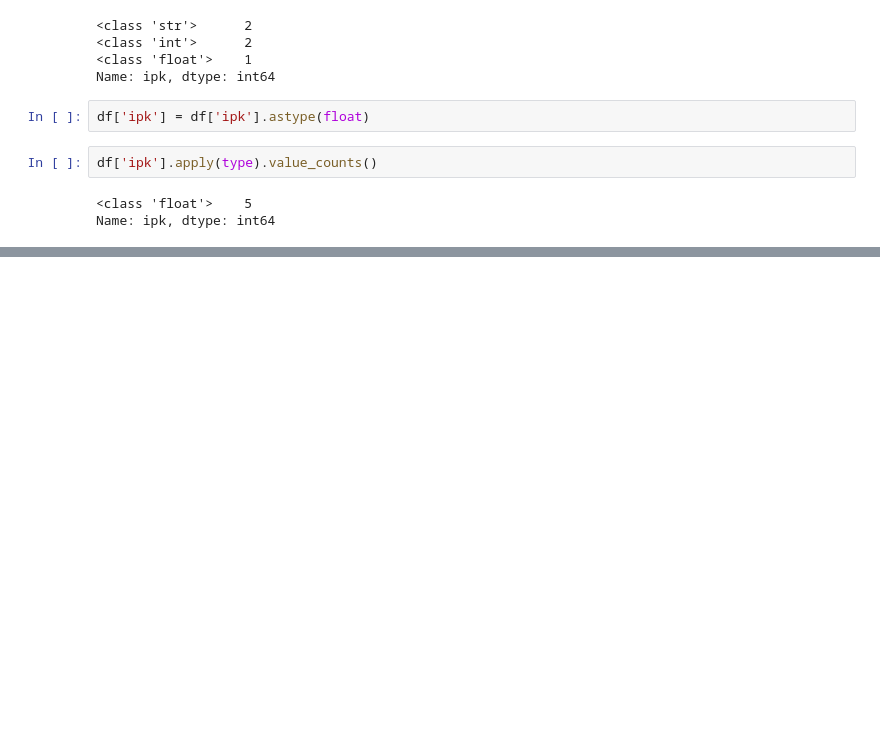
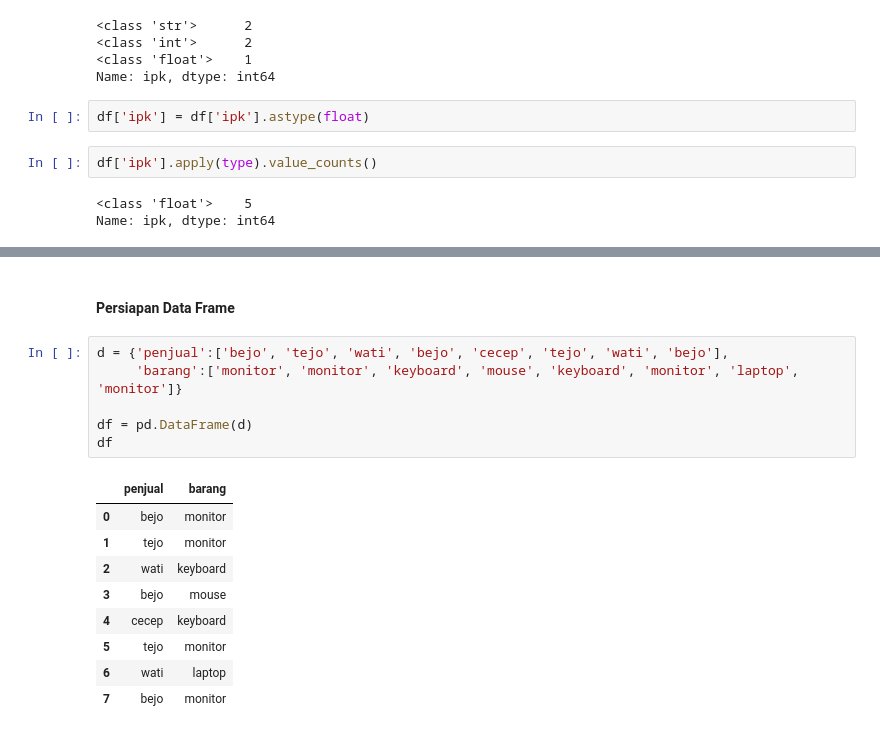
Before and after one commit to AlbertusAlanMehetabel/trik_pandas, a Jupyter notebook: Trik_Pandas_12.ipynb, the cells around one changed output, grey strips where cells are left out. Drawn from its saved outputs; the diff is of its cells as text; blank space fills up the shorter version.

```diff
--- a/Trik_Pandas_12.ipynb
+++ b/Trik_Pandas_12.ipynb
@@ -188,0 +202,18 @@ Name: ipk, dtype: int64
+# %% [markdown]
+#### Persiapan Data Frame
+# %%
+d = {'penjual':['bejo', 'tejo', 'wati', 'bejo', 'cecep', 'tejo', 'wati', 'bejo'],
+     'barang':['monitor', 'monitor', 'keyboard', 'mouse', 'keyboard', 'monitor', 'laptop', 'monitor']}
+
+df = pd.DataFrame(d)
+df
+# %% [output]
+|  | penjual | barang |
+| 0 | bejo | monitor |
+| 1 | tejo | monitor |
+| 2 | wati | keyboard |
+| 3 | bejo | mouse |
+| 4 | cecep | keyboard |
+| 5 | tejo | monitor |
+| 6 | wati | laptop |
+| 7 | bejo | monitor |
```
Also changed, not shown: parts of 11 cells of this notebook.
